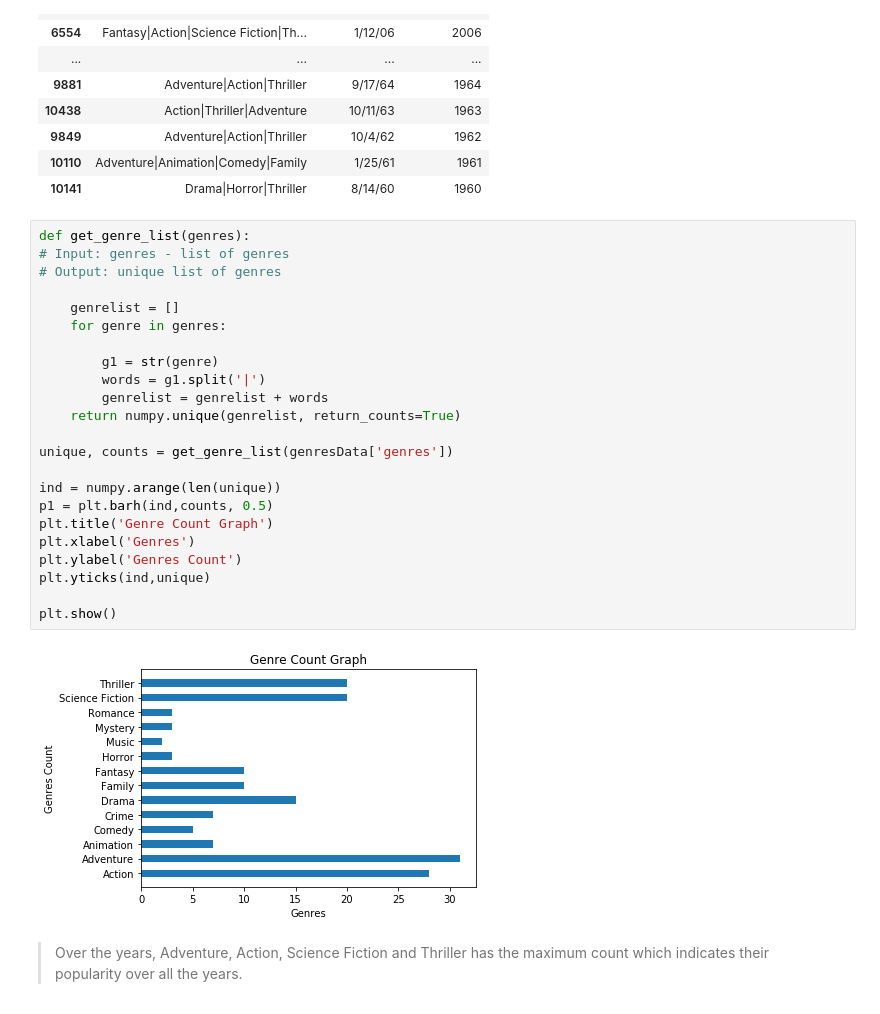
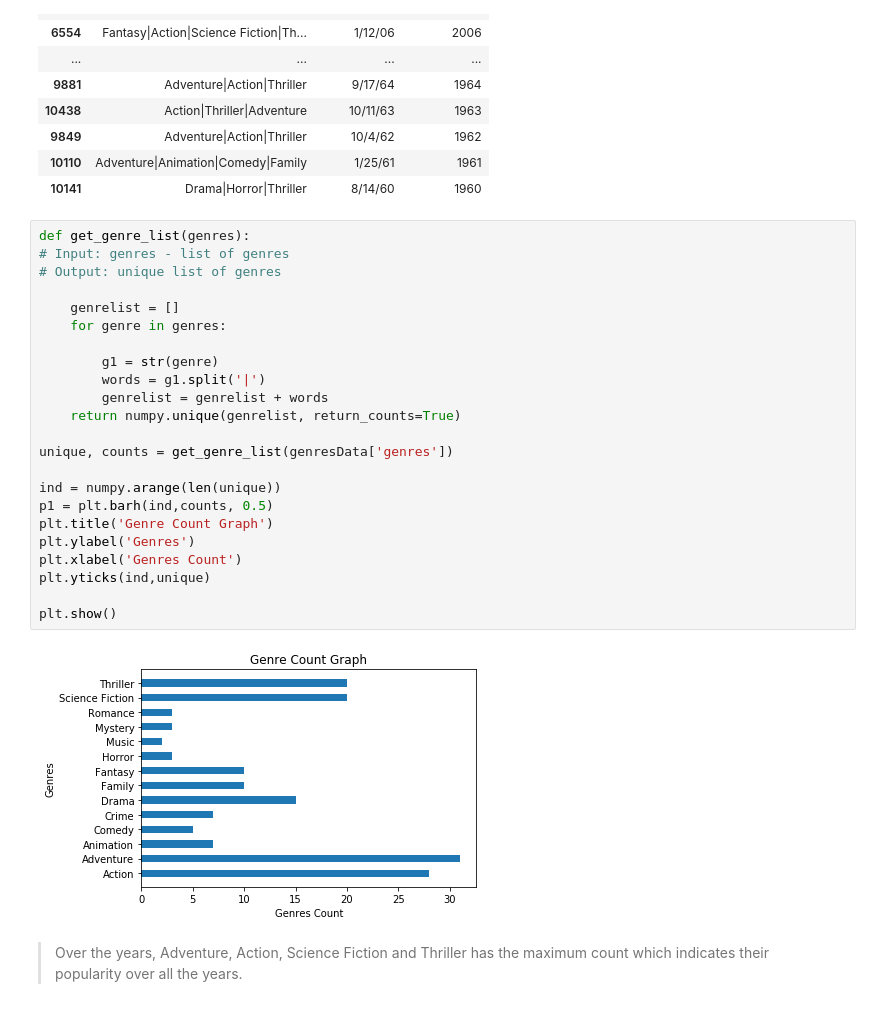
Before and after one commit to parveen1112/Investigate-dataset-tmdb, a Jupyter notebook: investigate-a-tmdb-dataset.ipynb, the cells around one changed output. Drawn from its saved outputs; the diff is of its cells as text.

```diff
--- a/investigate-a-tmdb-dataset.ipynb
+++ b/investigate-a-tmdb-dataset.ipynb
@@ -322,28 +322,28 @@ genresData.loc[:, 'genres':'release_year']
 # %%
 def get_genre_list(genres):
 # Input: genres - list of genres
 # Output: unique list of genres
 
     genrelist = []
     for genre in genres:
 
         g1 = str(genre)
         words = g1.split('|')
         genrelist = genrelist + words
     return numpy.unique(genrelist, return_counts=True)
 
 unique, counts = get_genre_list(genresData['genres'])
 
 ind = numpy.arange(len(unique))
 p1 = plt.barh(ind,counts, 0.5)
 plt.title('Genre Count Graph')
-plt.xlabel('Genres')
-plt.ylabel('Genres Count')
+plt.ylabel('Genres')
+plt.xlabel('Genres Count')
 plt.yticks(ind,unique)
 
 plt.show()
 # %% [output]
-[figure, old version]
+[figure, new version]
 # %% [markdown]
 > Over the years, Adventure, Action, Science Fiction and Thriller has the maximum count which indicates their popularity over all the years.
 # %% [markdown]
```
Also changed, not shown: 1 other file.
